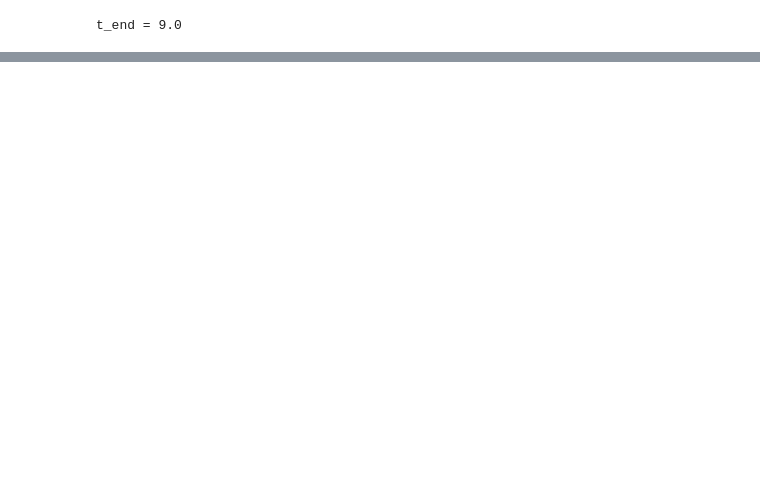
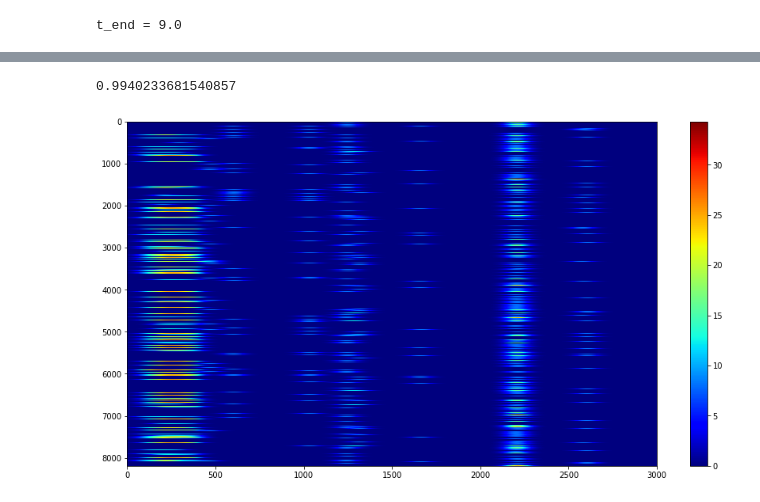
Before and after one commit to iraikov/nengo_maze_env, a Jupyter notebook: notebooks/srf_nengo_autoencoder_dof.ipynb, the cells around one changed output, grey strips where cells are left out. Drawn from its saved outputs; the diff is of its cells as text; code cells hidden in the pictures; blank space fills up the shorter version.

```diff
--- a/notebooks/srf_nengo_autoencoder_dof.ipynb
+++ b/notebooks/srf_nengo_autoencoder_dof.ipynb
@@ -193,7 +249,7 @@ with nengo.Simulator(model, optimize=True) as sim:
 [interactive output not drawn]
 # %%
 output_spikes = sim.data[p_output_spikes]
-
+decoder_spikes = sim.data[p_decoder]
 exc_rates = sim.data[p_exc_rates]
 inh_rates = sim.data[p_inh_rates]
 #exc_weights = sim.data[p_exc_weights]
@@ -243,3 +298,13 @@ print(np.mean(output_rates))
+# %%
+decoder_rates = rates_kernel(sim.trange(), decoder_spikes, tau=0.1)
+#output_rates = rates_isi(sim.trange(), output_spikes)
+plt.figure(figsize=(15,8))
+plt.imshow(decoder_rates[6000:,].T, interpolation="nearest", aspect="auto", cmap="jet")
+plt.colorbar();
+print(np.mean(decoder_rates))
+# %% [output]
+0.9940233681540857
+[figure, added]
 # %%
 place_spikes = sim.data[p_place_output_spikes]
 place_rates = rates_kernel(sim.trange(), place_spikes, tau=0.1)
```
Also changed, not shown: parts of 13 cells of this notebook, 3 other files.
